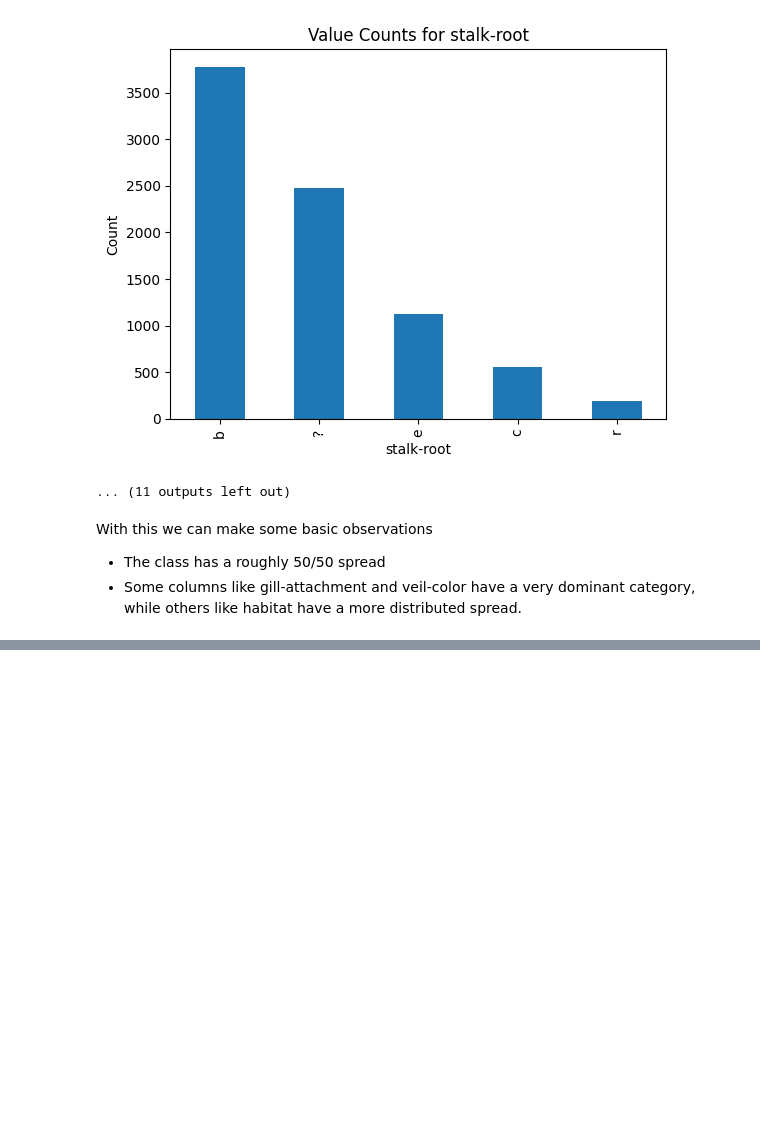
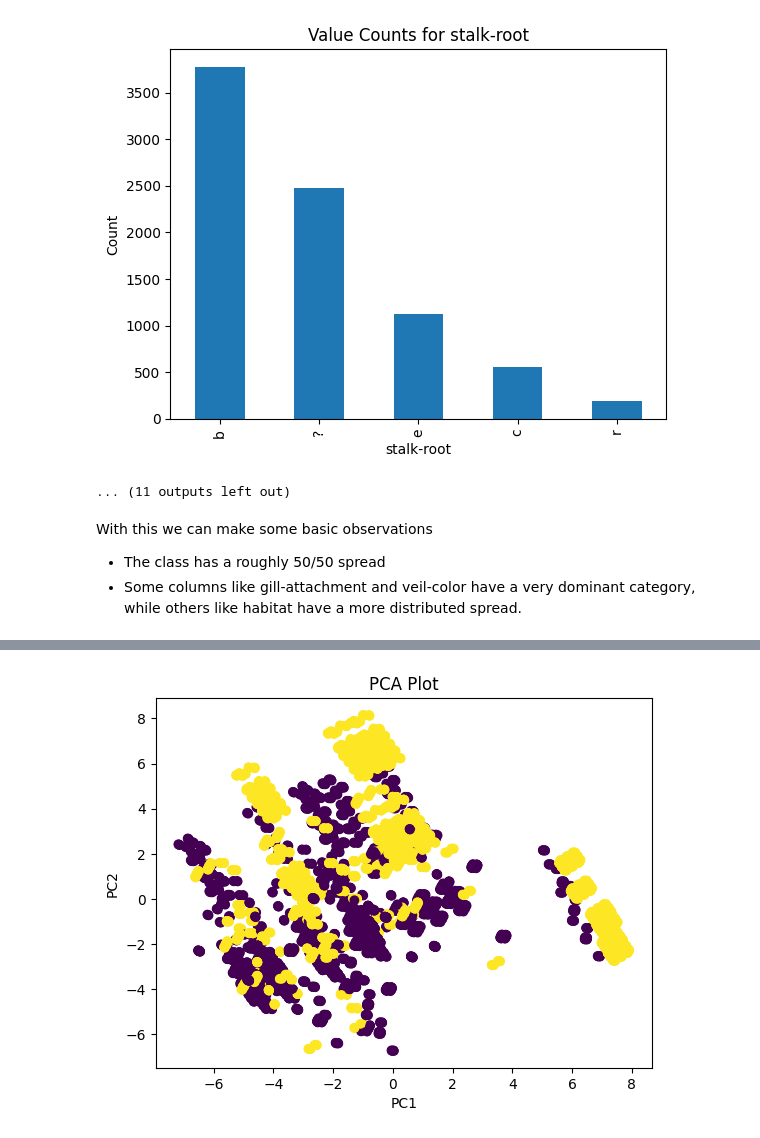
Before and after one commit to MichaelVerdegaal/DimensionVisualization, a Jupyter notebook: main/main.ipynb, the cells around one changed output, grey strips where cells are left out. Cells and saved outputs as stored; diff of their text form; code cells hidden in the pictures; blank space fills up the shorter version.

```diff
--- a/main/main.ipynb
+++ b/main/main.ipynb
@@ -107,0 +108,8 @@ X = df.drop("class", axis=1)
+# %%
+from sklearn.preprocessing import OrdinalEncoder
+
+encoder = OrdinalEncoder()
+
+encoded = encoder.fit_transform(df)
+encoded = pd.DataFrame(encoded, columns=df.columns)
+encoded
@@ -107,0 +130,3 @@ X = df.drop("class", axis=1)
+# %%
+y = encoded["class"]
+X = encoded.drop("class", axis=1)
@@ -107,0 +140,6 @@ X = df.drop("class", axis=1)
+# %%
+from sklearn.decomposition import PCA
+pca = PCA(n_components=2)
+X_reduced = pca.fit_transform(X)
+X_reduced = pd.DataFrame(X_reduced, columns=["PC1", "PC2"])
+X_reduced
@@ -107,0 +160,10 @@ X = df.drop("class", axis=1)
+# %%
+# Create PCA plot
+fig, ax = plt.subplots()
+ax.scatter(X_reduced["PC1"], X_reduced["PC2"], c=y)
+ax.set_xlabel("PC1")
+ax.set_ylabel("PC2")
+ax.set_title("PCA Plot")
+plt.show()
+# %% [output]
+[figure, added]
```
Also changed, not shown: parts of 6 cells of this notebook.
